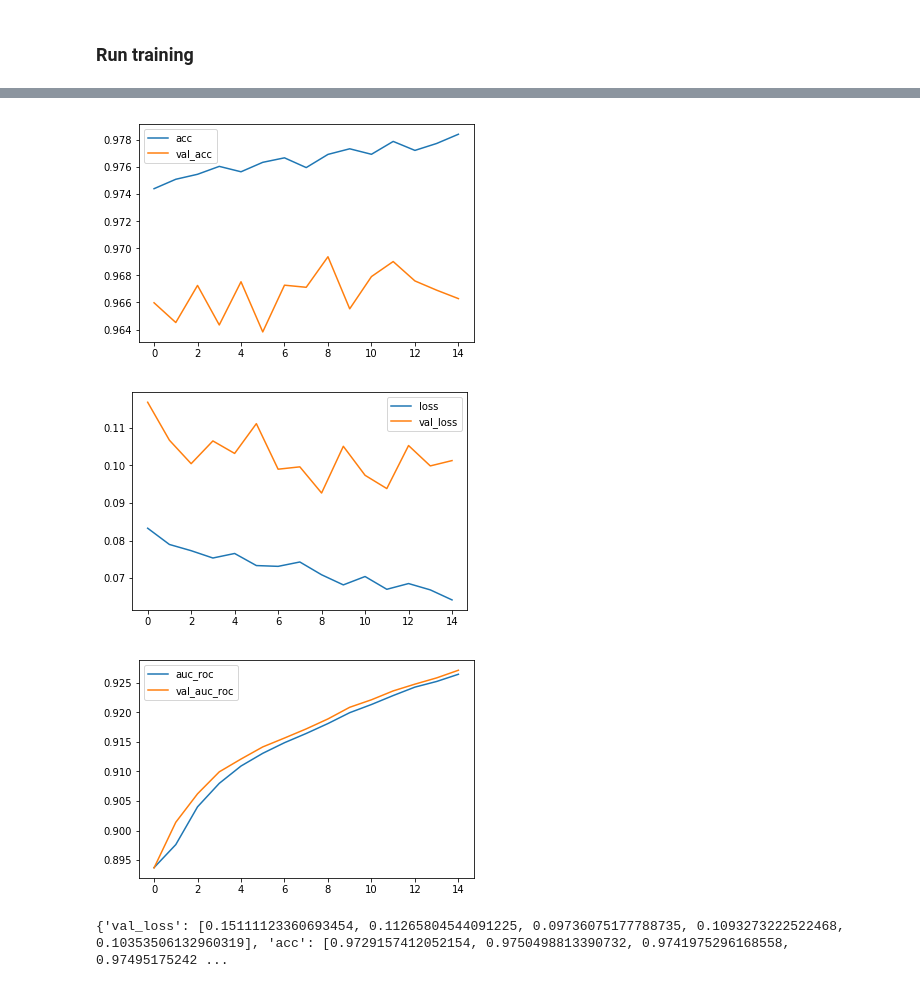
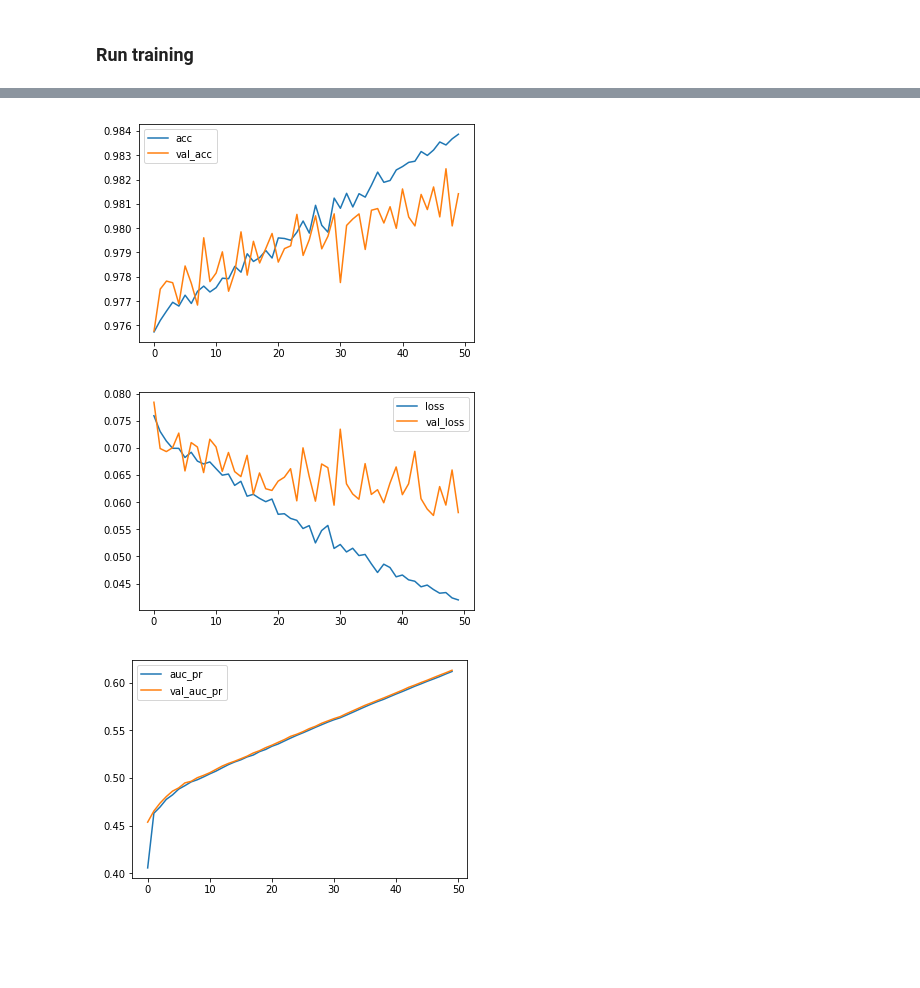
Before and after one commit to BerlinRDT/roaddetection, a Jupyter notebook: notebooks/networks/run_network.ipynb, the cells around one changed output, grey strips where cells are left out. Drawn from its saved outputs; the diff is of its cells as text; code cells hidden in the pictures; blank space fills up the shorter version.

Commit message:
Run network, cleaned up redundant steps, Unet long run on Borneo and Harz data

```diff
--- a/notebooks/networks/run_network.ipynb
+++ b/notebooks/networks/run_network.ipynb
@@ -41,7 +83,7 @@ data_gen_args = dict(
  )
 # if True, image tiles will be split up into training/validation/test sets
 # only required after a fresh 'make data'
-do_data_split = True
+do_data_split = False
 # directory into which to place *training* images from ImageDataGenerator for inspection;
 # default should be None because this slows things down
 imgdatagen_dir = None
@@ -50,22 +92,23 @@ imgdatagen_dir = None
 #--------------- network weights ----------------------------------------------------
 # path to & filename of pre-trained model to use - set to None if you want to start from scratch
 # pretrained_model_fn = "../../models/unet_membrane_analytic_27_08_14_55.hdf5"
-pretrained_model_fn = '../../models/unet_borneo_and_harz_03_09_16_15.hdf5'
+pretrained_model_fn = '../../models/unet_borneo_and_harz_05_09_09_00.hdf5'
+# pretrained_model_fn = None
 
 # path to & filename of model to save
-trained_model_fn = '../../models/unet_borneo_and_harz_03_09_16_15.hdf5'
+trained_model_fn = '../../models/unet_borneo_and_harz_05_09_09_00.hdf5'
 
 #--------------- training details / hyperparameters -----------------------------------
 # batch size
 batch_size = 5
 # steps per epoch, should correspond to [number of training images] / batch size
-steps_per_epoch = 200
+steps_per_epoch = 280
 # number of epochs
-epochs = 15
+epochs = 50
 # number of steps on validation set
-validation_steps = 50
+validation_steps = 60
 # self-explanatory variables:
 optimizer = Adam(lr=1e-4)
 loss = 'binary_crossentropy'
 loss_weights = None
-metrics = ['accuracy', auc_roc]
+metrics = ['accuracy', auc_pr]
@@ -185,7 +134,7 @@ if (pretrained_model_fn):
 model_checkpoint = ModelCheckpoint(trained_model_fn, monitor='loss',verbose=1, save_best_only=True)
 
 #Stop training if loss doesn't improve for 2 consecutive epochs
-early_stop = EarlyStopping(monitor='loss', min_delta=0, patience=3, verbose=1, mode='auto', baseline=None)
+early_stop = EarlyStopping(monitor='loss', min_delta=0, patience=5, verbose=1, mode='auto', baseline=None)
 # %% [output]
 __________________________________________________________________________________________________
 Layer (type)                    Output Shape         Param #     Connected to
@@ -207,14 +156,13 @@ ________________________________________________________________________________
 # %% [markdown]
 ### Run training
 # %%
-import json
 import logging
 
 def get_logger():
     log_fmt = '%(asctime)s - %(name)s - %(levelname)s - %(message)s'
     logging.basicConfig(level=logging.INFO, format=log_fmt)
     formatter = logging.Formatter(log_fmt)
-    fh = logging.FileHandler('../../logs/unet.log')
+    fh = logging.FileHandler('../../logs/unet-2.log')
     fh.setFormatter(formatter)
     logger = logging.getLogger(__name__)
     logger.addHandler(fh)
@@ -265,34 +219,35 @@ Epoch 00006: loss improved from 0.07536 to 0.07335, saving model to ../../models
 # %%
 import matplotlib.pyplot as plt
 
 def plot_history(history):
     plt.plot(history["acc"], label="acc")
     plt.plot(history["val_acc"], label="val_acc")
     plt.legend()
     plt.show()
     plt.close()
 
     plt.plot(history["loss"], label="loss")
     plt.plot(history["val_loss"], label="val_loss")
     plt.legend()
     plt.show()
     plt.close()
 
-    plt.plot(history["auc_roc"], label="auc_roc")
-    plt.plot(history["val_auc_roc"], label="val_auc_roc")
+#     plt.plot(history["auc_roc"], label="auc_roc")
+#     plt.plot(history["val_auc_roc"], label="val_auc_roc")
+
+    plt.plot(history["auc_pr"], label="auc_pr")
+    plt.plot(history["val_auc_pr"], label="val_auc_pr")
+
     plt.legend()
     plt.show()
+    plt.savefig("../../logs/unet_borneo_and_harz_05_09_11_11.jpg")
     plt.close()
 
 plot_history(history.history)
 # %% [output]
-[figure, old version]
+[figure, new version]
-[figure, old version]
+[figure, new version]
-[figure, old version]
+[figure, new version]
-# %%
-print(history.history)
-# %% [output]
-{'val_loss': [0.15111123360693454, 0.11265804544091225, 0.09736075177788735, 0.1093273222522468, 0.10353506132960319], 'acc': [0.9729157412052154, 0.9750498813390732, 0.9741975296168558, 0.97495175242 ...
 # %%
 testGene = testGenerator("../../data/test/sat",target_size=(512,512),as_gray=False)
 n = 0
```
Also changed, not shown: parts of 12 cells of this notebook.
